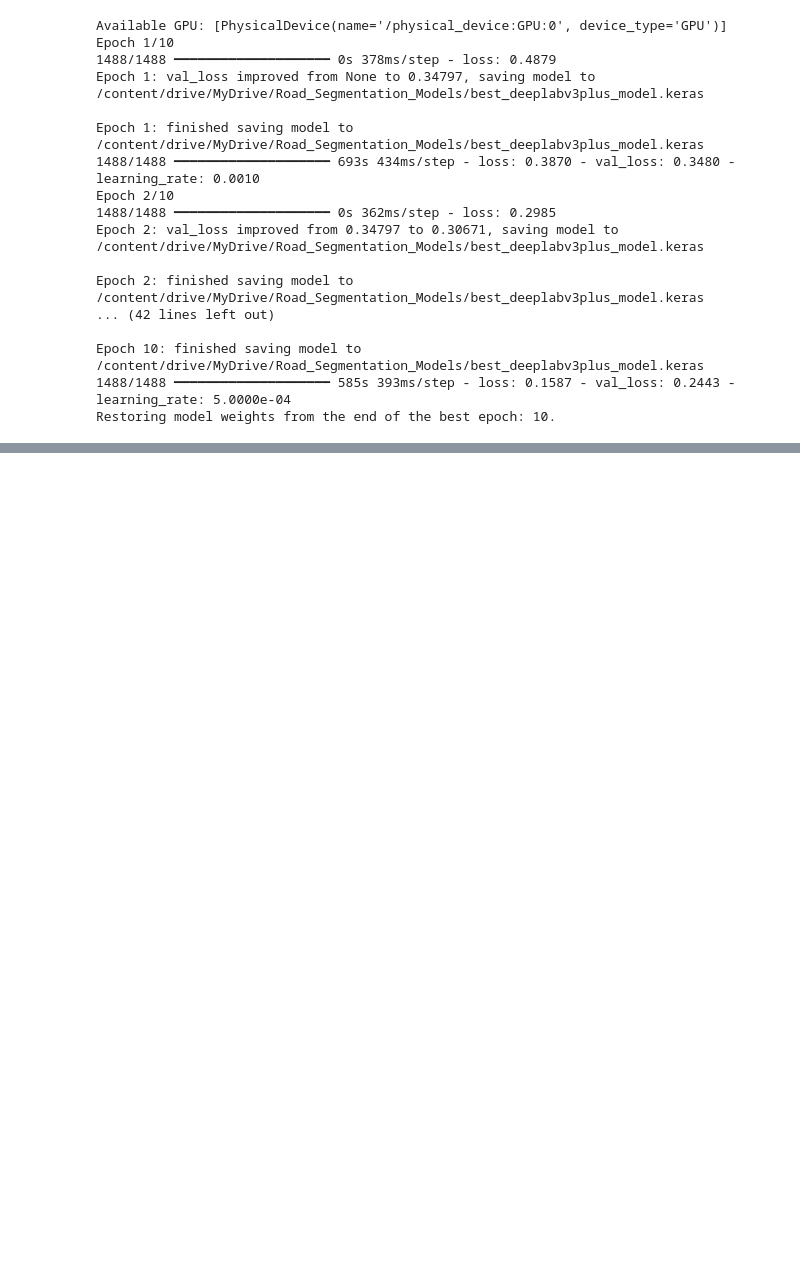
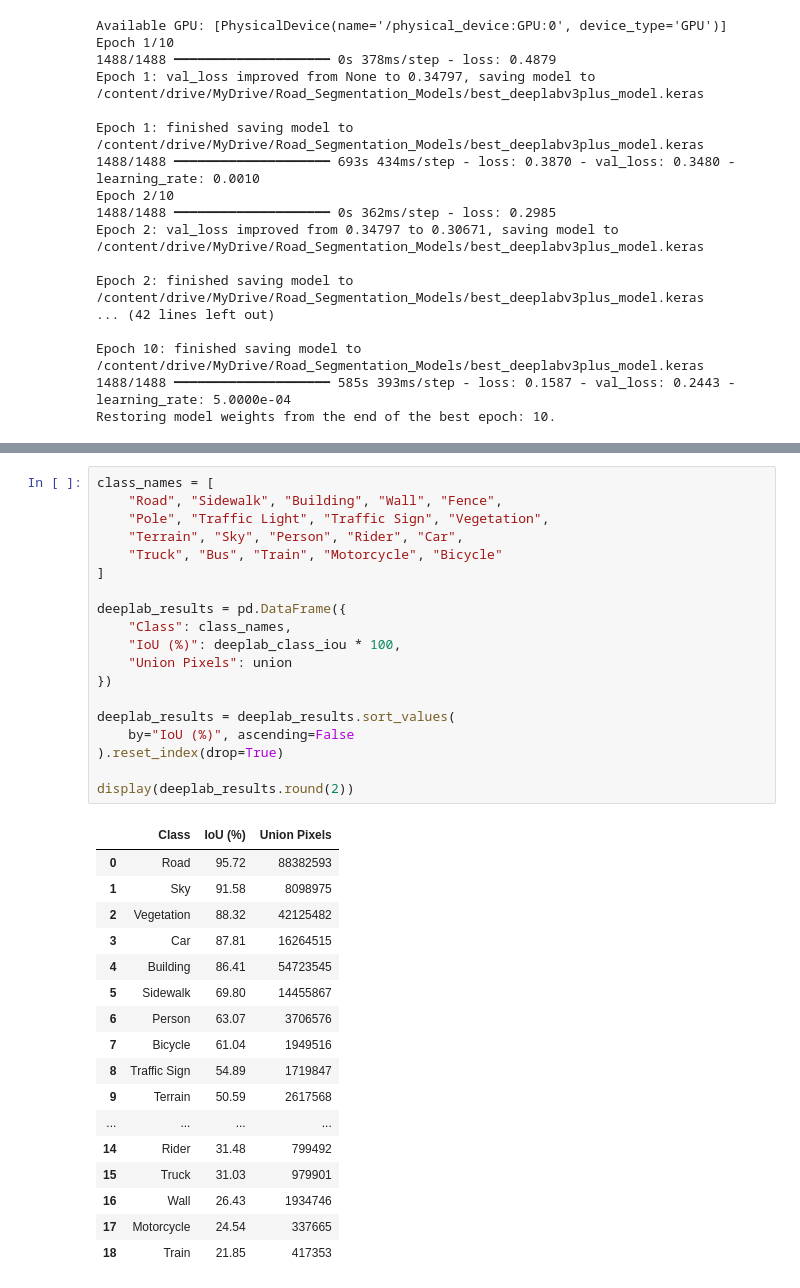
Before and after one commit to SATYA012904/Road_Scene_Semantic_Segmentation, a Jupyter notebook: Road_Scene_Semantic_Segmentation.ipynb, the cells around one changed output, grey strips where cells are left out. Saved outputs shown, nothing was run; the diff lists cells and outputs as text; blank space fills up the shorter version.

```diff
--- a/Road_Scene_Semantic_Segmentation.ipynb
+++ b/Road_Scene_Semantic_Segmentation.ipynb
@@ -1553,0 +1637,37 @@ Restoring model weights from the end of the best epoch: 10.
+# %%
+class_names = [
+    "Road", "Sidewalk", "Building", "Wall", "Fence",
+    "Pole", "Traffic Light", "Traffic Sign", "Vegetation",
+    "Terrain", "Sky", "Person", "Rider", "Car",
+    "Truck", "Bus", "Train", "Motorcycle", "Bicycle"
+]
+
+deeplab_results = pd.DataFrame({
+    "Class": class_names,
+    "IoU (%)": deeplab_class_iou * 100,
+    "Union Pixels": union
+})
+
+deeplab_results = deeplab_results.sort_values(
+    by="IoU (%)", ascending=False
+).reset_index(drop=True)
+
+display(deeplab_results.round(2))
+# %% [output]
+|  | Class | IoU (%) | Union Pixels |
+| 0 | Road | 95.72 | 88382593 |
+| 1 | Sky | 91.58 | 8098975 |
+| 2 | Vegetation | 88.32 | 42125482 |
+| 3 | Car | 87.81 | 16264515 |
+| 4 | Building | 86.41 | 54723545 |
+| 5 | Sidewalk | 69.80 | 14455867 |
+| 6 | Person | 63.07 | 3706576 |
+| 7 | Bicycle | 61.04 | 1949516 |
+| 8 | Traffic Sign | 54.89 | 1719847 |
+| 9 | Terrain | 50.59 | 2617568 |
+| ... | ... | ... | ... |
+| 14 | Rider | 31.48 | 799492 |
+| 15 | Truck | 31.03 | 979901 |
+| 16 | Wall | 26.43 | 1934746 |
+| 17 | Motorcycle | 24.54 | 337665 |
+| 18 | Train | 21.85 | 417353 |
```
Also changed, not shown: parts of 3 cells of this notebook.
